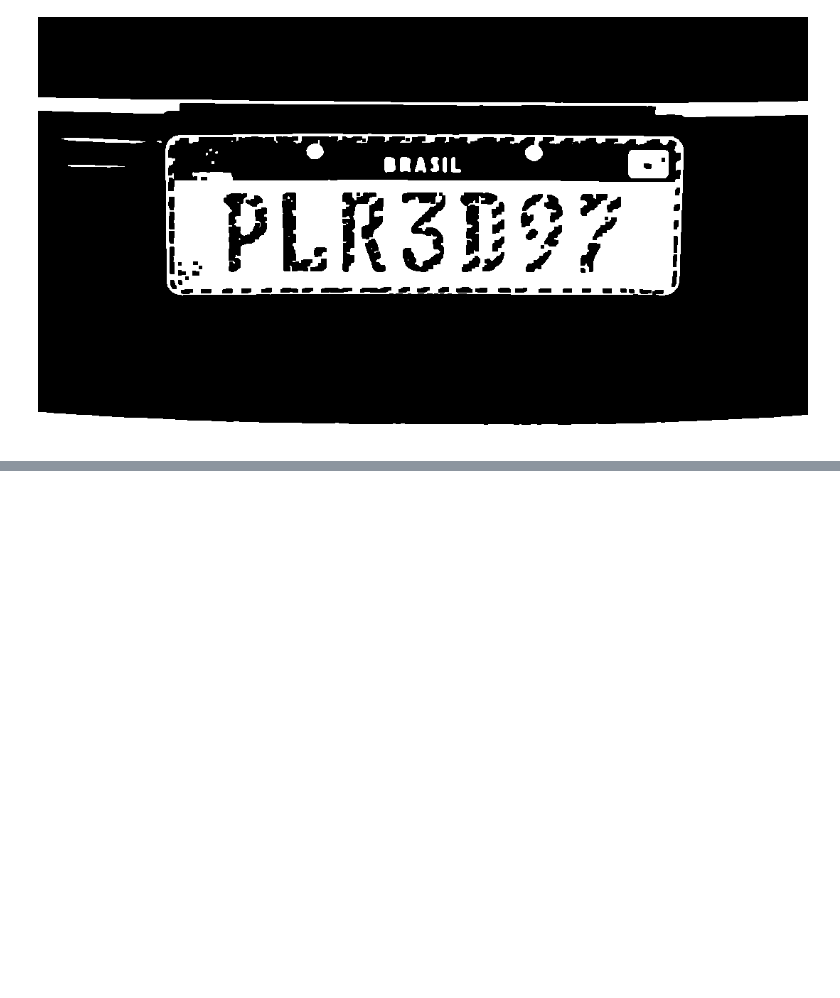
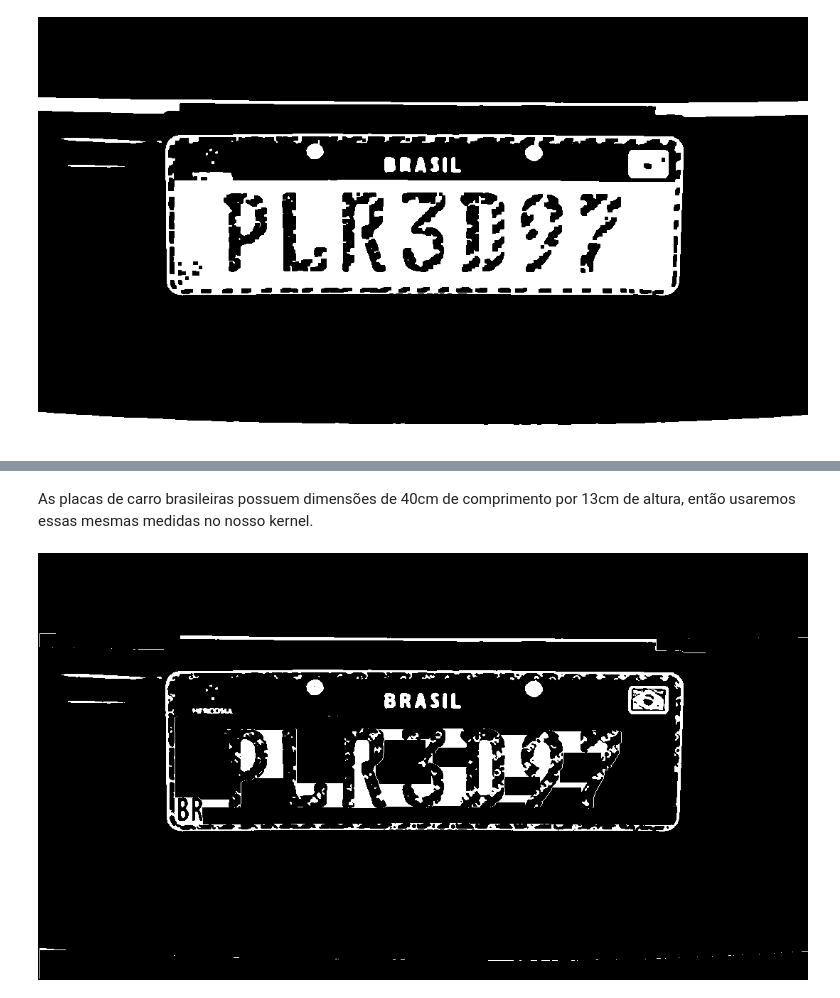
Before and after one commit to arianepolitano/estudo-IA, a Jupyter notebook: Reconhecimento_placas_carro.ipynb, the cells around one changed output, grey strips where cells are left out. Saved outputs shown, nothing was run; the diff lists cells and outputs as text; code cells hidden in the pictures; blank space fills up the shorter version.

```diff
--- a/Reconhecimento_placas_carro.ipynb
+++ b/Reconhecimento_placas_carro.ipynb
@@ -278,0 +305,8 @@ cv2_imshow(fechamento)
+# %% [markdown]
+As placas de carro brasileiras possuem dimensões de 40cm de comprimento por 13cm de altura, então usaremos essas mesmas medidas no nosso kernel.
+# %%
+kernel_retangular = cv2.getStructuringElement(cv2.MORPH_RECT, (40,13))
+cartola = cv2.morphologyEx(lim_otsu, cv2.MORPH_TOPHAT, kernel_retangular)
+cv2_imshow(cartola)
+# %% [output]
+[figure, added]
```
Also changed, not shown: parts of 18 cells of this notebook.
